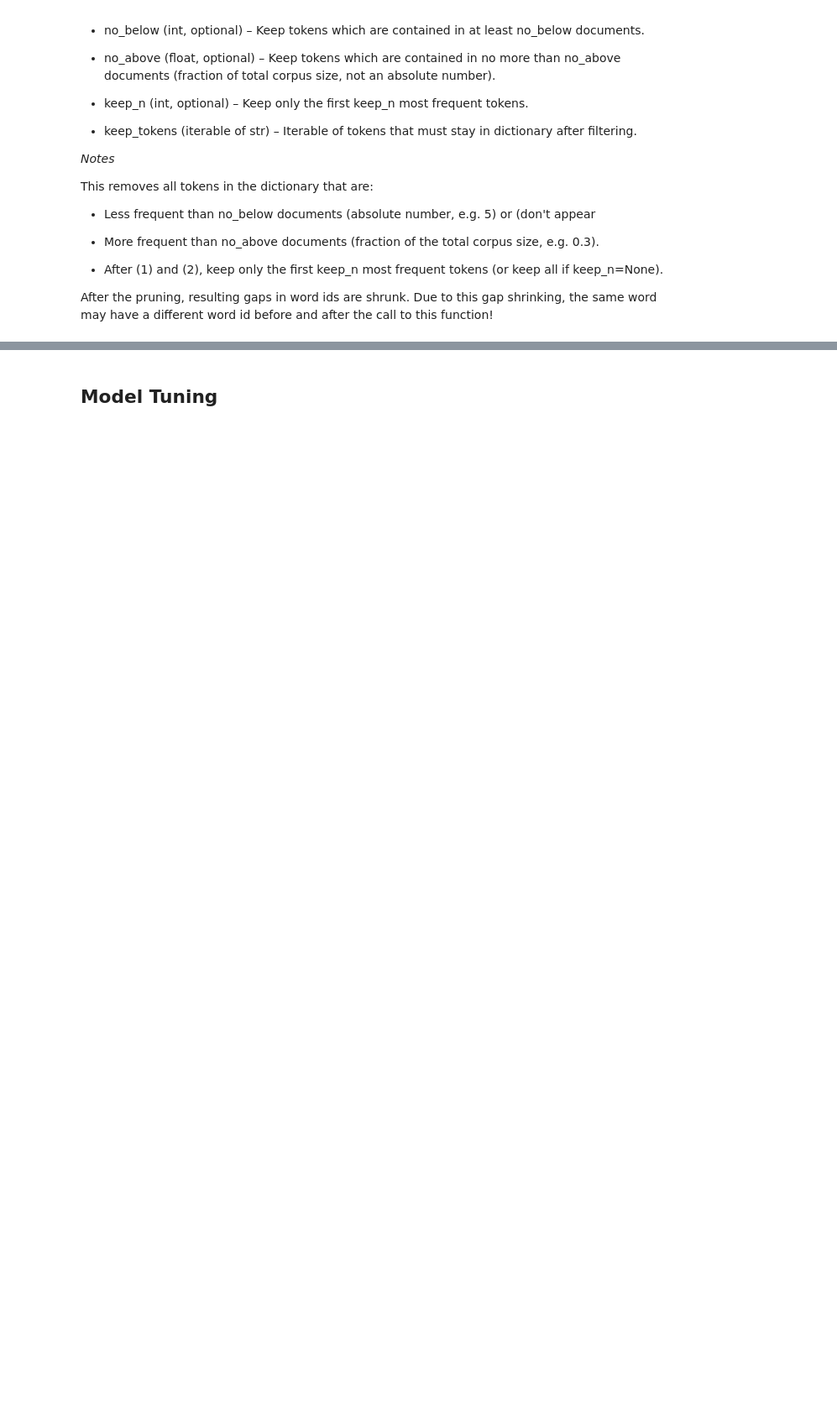
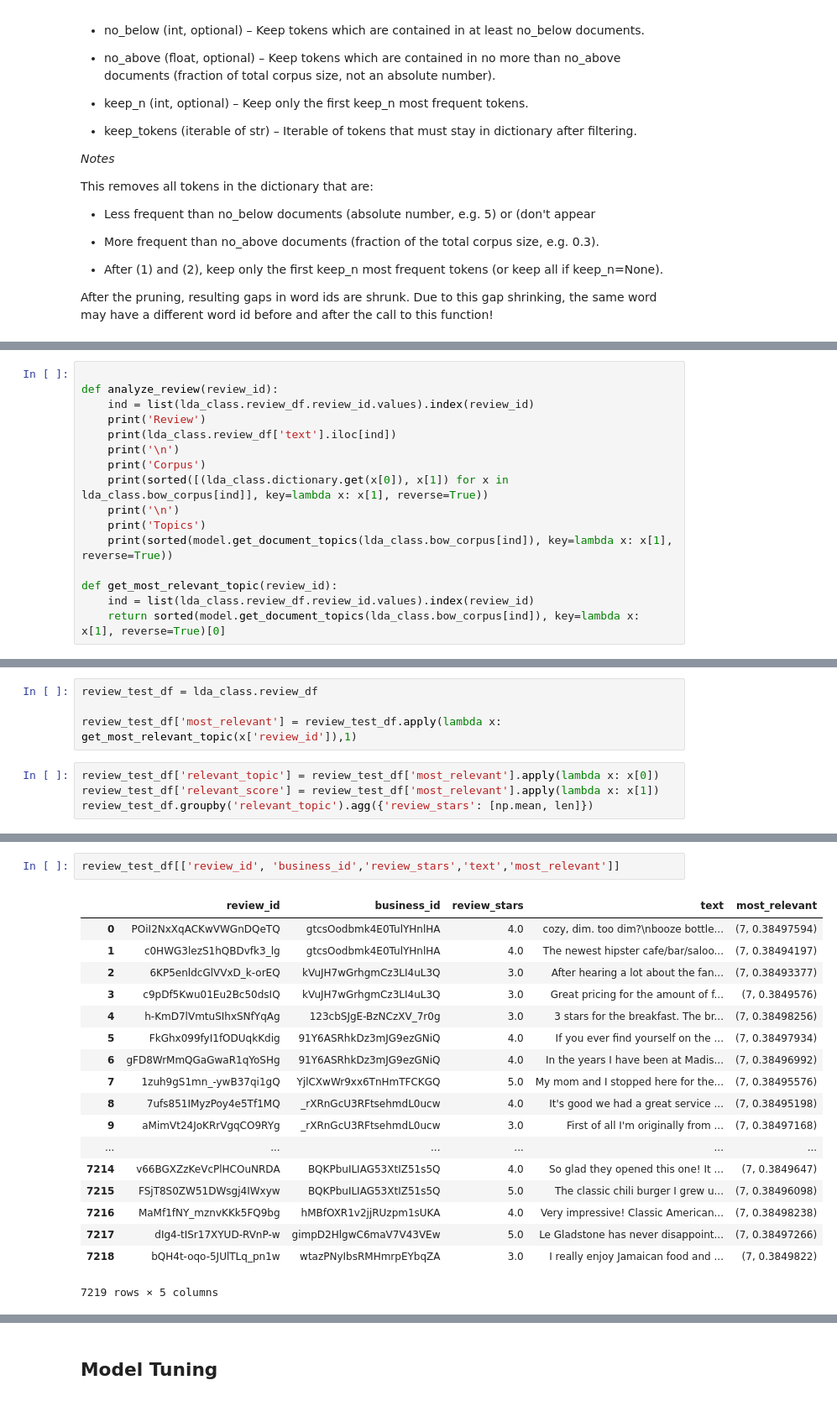
Before and after one commit to raeray/persproj, a Jupyter notebook: eda/Preprocessing.ipynb, the cells around one changed output, grey strips where cells are left out. Shown: that part at 84% size. Cells and saved outputs as stored; diff of their text form; blank space fills up the shorter version.

```diff
--- a/eda/Preprocessing.ipynb
+++ b/eda/Preprocessing.ipynb
@@ -185,0 +228,16 @@ model.print_topics()
+# %%
+
+def analyze_review(review_id):
+    ind = list(lda_class.review_df.review_id.values).index(review_id)
+    print('Review')
+    print(lda_class.review_df['text'].iloc[ind])
+    print('\n')
+    print('Corpus')
+    print(sorted([(lda_class.dictionary.get(x[0]), x[1]) for x in lda_class.bow_corpus[ind]], key=lambda x: x[1], reverse=True))
+    print('\n')
+    print('Topics')
+    print(sorted(model.get_document_topics(lda_class.bow_corpus[ind]), key=lambda x: x[1], reverse=True))
+
+def get_most_relevant_topic(review_id):
+    ind = list(lda_class.review_df.review_id.values).index(review_id)
+    return sorted(model.get_document_topics(lda_class.bow_corpus[ind]), key=lambda x: x[1], reverse=True)[0]
@@ -185,0 +263,8 @@ model.print_topics()
+# %%
+review_test_df = lda_class.review_df
+
+review_test_df['most_relevant'] = review_test_df.apply(lambda x: get_most_relevant_topic(x['review_id']),1)
+# %%
+review_test_df['relevant_topic'] = review_test_df['most_relevant'].apply(lambda x: x[0])
+review_test_df['relevant_score'] = review_test_df['most_relevant'].apply(lambda x: x[1])
+review_test_df.groupby('relevant_topic').agg({'review_stars': [np.mean, len]})
@@ -185,0 +303,21 @@ model.print_topics()
+# %%
+review_test_df[['review_id', 'business_id','review_stars','text','most_relevant']]
+# %% [output]
+|  | review_id | business_id | review_stars | text | most_relevant |
+| 0 | POiI2NxXqACKwVWGnDQeTQ | gtcsOodbmk4E0TulYHnlHA | 4.0 | cozy, dim. too dim?\nbooze bottle... | (7, 0.38497594) |
+| 1 | c0HWG3lezS1hQBDvfk3_lg | gtcsOodbmk4E0TulYHnlHA | 4.0 | The newest hipster cafe/bar/saloo... | (7, 0.38494197) |
+| 2 | 6KP5enldcGlVVxD_k-orEQ | kVuJH7wGrhgmCz3LI4uL3Q | 3.0 | After hearing a lot about the fan... | (7, 0.38493377) |
+| 3 | c9pDf5Kwu01Eu2Bc50dsIQ | kVuJH7wGrhgmCz3LI4uL3Q | 3.0 | Great pricing for the amount of f... | (7, 0.3849576) |
+| 4 | h-KmD7lVmtuSIhxSNfYqAg | 123cbSJgE-BzNCzXV_7r0g | 3.0 | 3 stars for the breakfast. The br... | (7, 0.38498256) |
+| 5 | FkGhx099fyI1fODUqkKdig | 91Y6ASRhkDz3mJG9ezGNiQ | 4.0 | If you ever find yourself on the ... | (7, 0.38497934) |
+| 6 | gFD8WrMmQGaGwaR1qYoSHg | 91Y6ASRhkDz3mJG9ezGNiQ | 4.0 | In the years I have been at Madis... | (7, 0.38496992) |
+| 7 | 1zuh9gS1mn_-ywB37qi1gQ | YjlCXwWr9xx6TnHmTFCKGQ | 5.0 | My mom and I stopped here for the... | (7, 0.38495576) |
+| 8 | 7ufs851IMyzPoy4e5Tf1MQ | _rXRnGcU3RFtsehmdL0ucw | 4.0 | It's good we had a great service ... | (7, 0.38495198) |
+| 9 | aMimVt24JoKRrVgqCO9RYg | _rXRnGcU3RFtsehmdL0ucw | 3.0 | First of all I'm originally from ... | (7, 0.38497168) |
+| ... | ... | ... | ... | ... | ... |
+| 7214 | v66BGXZzKeVcPlHCOuNRDA | BQKPbuILIAG53XtIZ51s5Q | 4.0 | So glad they opened this one! It ... | (7, 0.3849647) |
+| 7215 | FSjT8S0ZW51DWsgj4IWxyw | BQKPbuILIAG53XtIZ51s5Q | 5.0 | The classic chili burger I grew u... | (7, 0.38496098) |
+| 7216 | MaMf1fNY_mznvKKk5FQ9bg | hMBfOXR1v2jjRUzpm1sUKA | 4.0 | Very impressive! Classic American... | (7, 0.38498238) |
+| 7217 | dIg4-tISr17XYUD-RVnP-w | gimpD2HlgwC6maV7V43VEw | 5.0 | Le Gladstone has never disappoint... | (7, 0.38497266) |
+| 7218 | bQH4t-oqo-5JUlTLq_pn1w | wtazPNyIbsRMHmrpEYbqZA | 3.0 | I really enjoy Jamaican food and ... | (7, 0.3849822) |
+7219 rows × 5 columns
```
Also changed, not shown: parts of 30 cells of this notebook, 1 other file.
